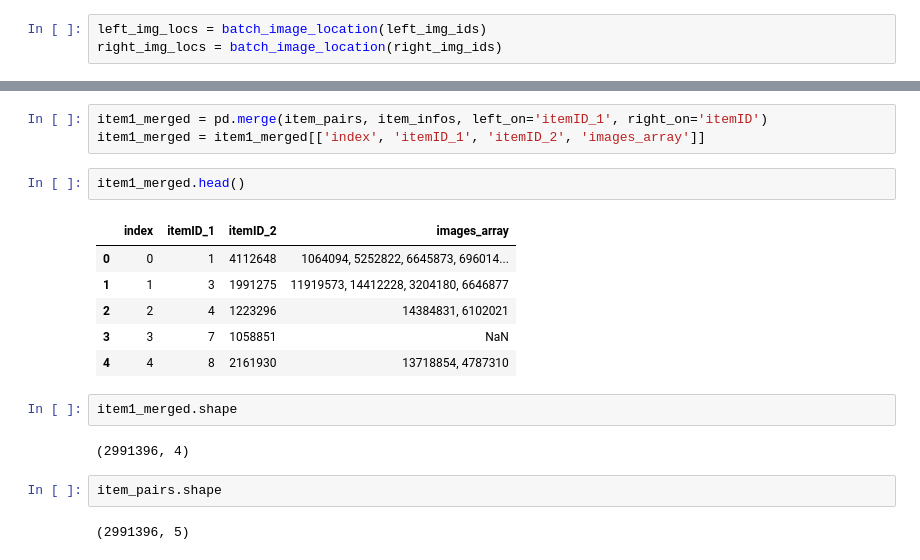
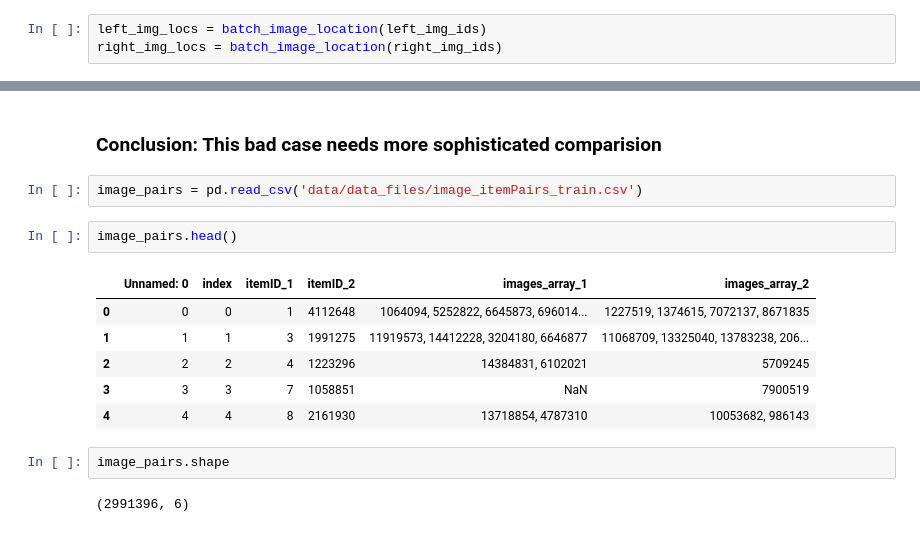
Before and after one commit to qf6101/avito-duplicate-ads-detection, a Jupyter notebook: image_exploration.ipynb, the cells around one changed output, grey strips where cells are left out. Saved outputs shown, nothing was run; the diff lists cells and outputs as text.

```diff
--- a/image_exploration.ipynb
+++ b/image_exploration.ipynb
@@ -77,20 +53,17 @@ item_pairs.head()
-# %%
-item1_merged = pd.merge(item_pairs, item_infos, left_on='itemID_1', right_on='itemID')
-item1_merged = item1_merged[['index', 'itemID_1', 'itemID_2', 'images_array']]
+# %% [markdown]
+### Conclusion: This bad case needs more sophisticated comparision
+# %%
+image_pairs = pd.read_csv('data/data_files/image_itemPairs_train.csv')
 # %%
-item1_merged.head()
+image_pairs.head()
 # %% [output]
-|  | index | itemID_1 | itemID_2 | images_array |
-| 0 | 0 | 1 | 4112648 | 1064094, 5252822, 6645873, 696014... |
-| 1 | 1 | 3 | 1991275 | 11919573, 14412228, 3204180, 6646877 |
-| 2 | 2 | 4 | 1223296 | 14384831, 6102021 |
-| 3 | 3 | 7 | 1058851 | NaN |
-| 4 | 4 | 8 | 2161930 | 13718854, 4787310 |
+|  | Unnamed: 0 | index | itemID_1 | itemID_2 | images_array_1 | images_array_2 |
+| 0 | 0 | 0 | 1 | 4112648 | 1064094, 5252822, 6645873, 696014... | 1227519, 1374615, 7072137, 8671835 |
+| 1 | 1 | 1 | 3 | 1991275 | 11919573, 14412228, 3204180, 6646877 | 11068709, 13325040, 13783238, 206... |
+| 2 | 2 | 2 | 4 | 1223296 | 14384831, 6102021 | 5709245 |
+| 3 | 3 | 3 | 7 | 1058851 | NaN | 7900519 |
+| 4 | 4 | 4 | 8 | 2161930 | 13718854, 4787310 | 10053682, 986143 |
 # %%
-item1_merged.shape
+image_pairs.shape
 # %% [output]
-(2991396, 4)
+(2991396, 6)
-# %%
-item_pairs.shape
-# %% [output]
-(2991396, 5)
```
Also changed, not shown: parts of 14 cells of this notebook.
